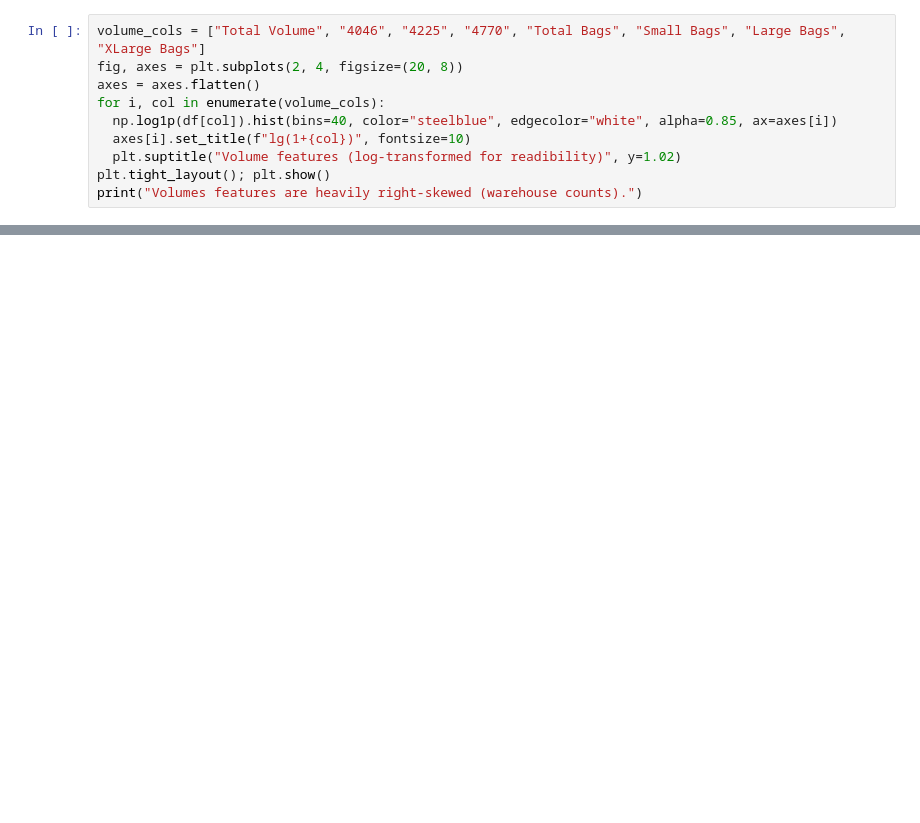
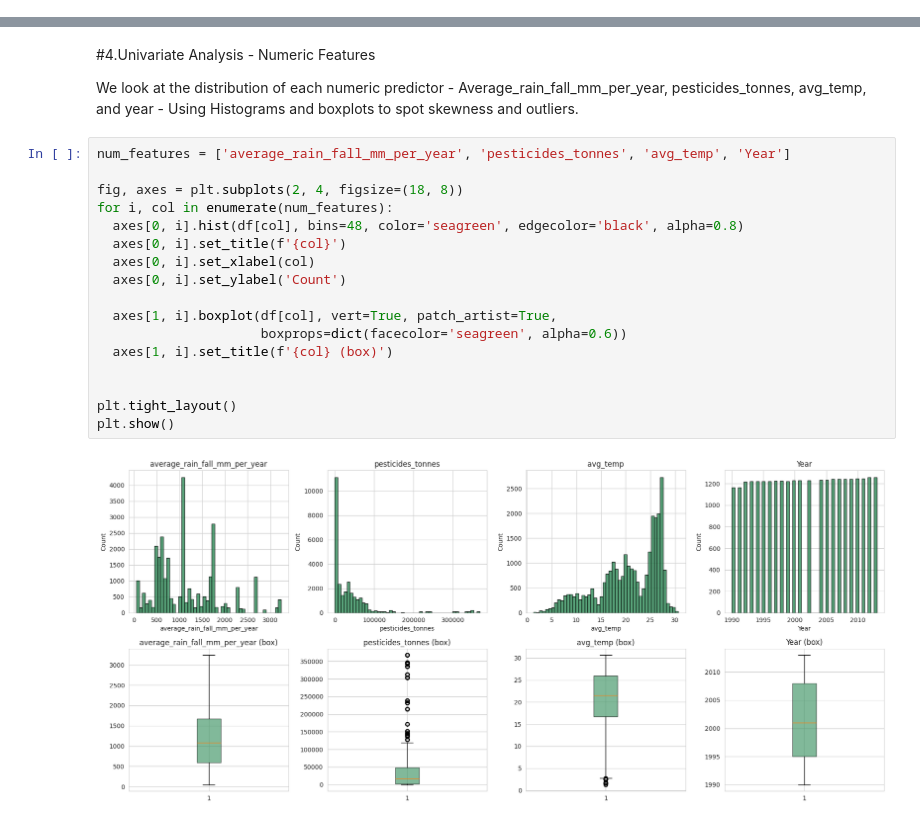
Before and after one commit to JWasonga/Statistical_Data_Analytics, a Jupyter notebook: 1_eda.ipynb, the cells around one changed output, grey strips where cells are left out. Saved outputs shown, nothing was run; the diff lists cells and outputs as text; blank space fills up the shorter version.

```diff
--- a/1_eda.ipynb
+++ b/1_eda.ipynb
@@ -131,10 +2,0 @@ Range   : $0.44 - $3.25
-# %%
-volume_cols = ["Total Volume", "4046", "4225", "4770", "Total Bags", "Small Bags", "Large Bags", "XLarge Bags"]
-fig, axes = plt.subplots(2, 4, figsize=(20, 8))
-axes = axes.flatten()
-for i, col in enumerate(volume_cols):
-  np.log1p(df[col]).hist(bins=40, color="steelblue", edgecolor="white", alpha=0.85, ax=axes[i])
-  axes[i].set_title(f"lg(1+{col})", fontsize=10)
-  plt.suptitle("Volume features (log-transformed for readibility)", y=1.02)
-plt.tight_layout(); plt.show()
-print("Volumes features are heavily right-skewed (warehouse counts).")
@@ -281,0 +132,23 @@ plt.tight_layout(); plt.show()
+# %% [markdown]
+#4.Univariate Analysis - Numeric Features
+
+We look at the distribution of each numeric predictor - Average_rain_fall_mm_per_year, pesticides_tonnes, avg_temp, and year - Using Histograms and boxplots to spot skewness and outliers.
+# %%
+num_features = ['average_rain_fall_mm_per_year', 'pesticides_tonnes', 'avg_temp', 'Year']
+
+fig, axes = plt.subplots(2, 4, figsize=(18, 8))
+for i, col in enumerate(num_features):
+  axes[0, i].hist(df[col], bins=48, color='seagreen', edgecolor='black', alpha=0.8)
+  axes[0, i].set_title(f'{col}')
+  axes[0, i].set_xlabel(col)
+  axes[0, i].set_ylabel('Count')
+
+  axes[1, i].boxplot(df[col], vert=True, patch_artist=True,
+                     boxprops=dict(facecolor='seagreen', alpha=0.6))
+  axes[1, i].set_title(f'{col} (box)')
+
+
+plt.tight_layout()
+plt.show()
+# %% [output]
+[figure, added]
```
Also changed, not shown: parts of 54 cells of this notebook.
